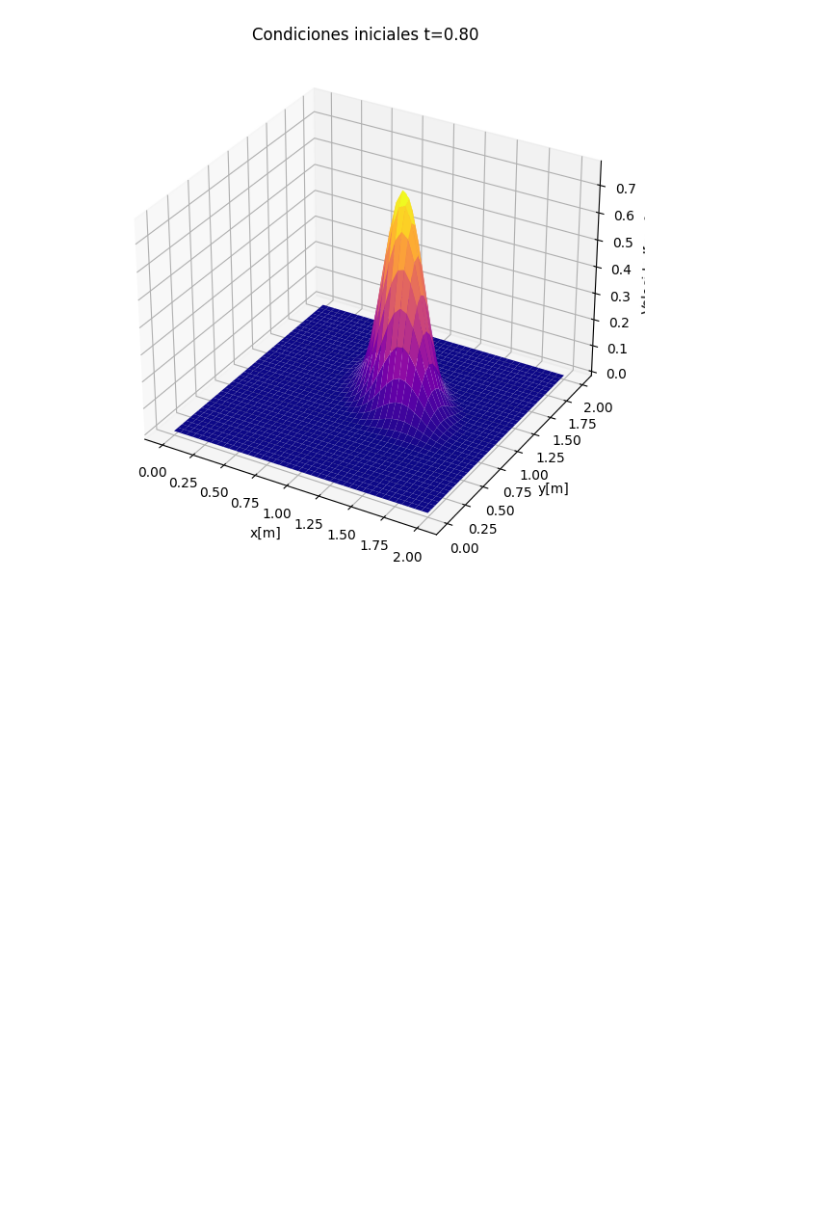
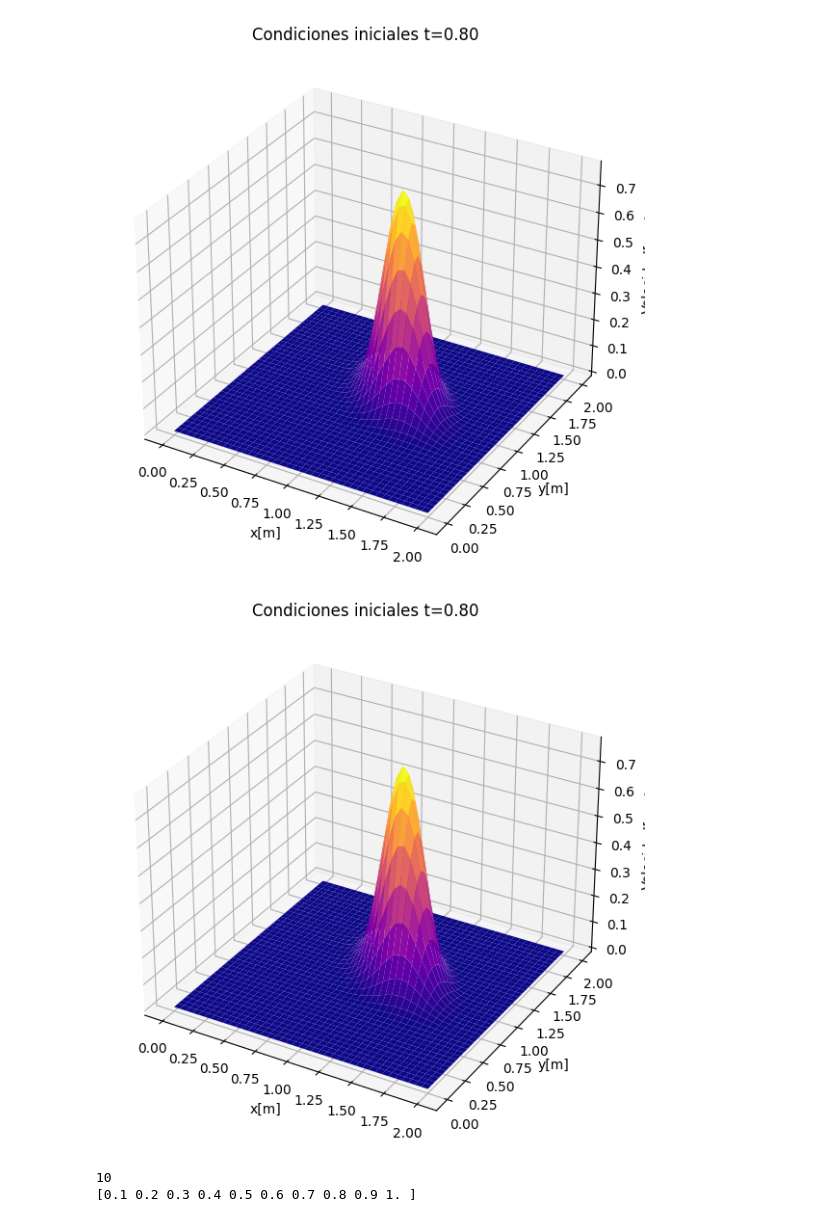
Before and after one commit to juhincapiem/CFD_codigos, a Jupyter notebook: FDM/2D_linear_convection.ipynb, the cells around one changed output. Saved outputs shown, nothing was run; the diff lists cells and outputs as text; code cells hidden in the pictures; blank space fills up the shorter version.

Commit message:
Added vectorization

```diff
--- a/FDM/2D_linear_convection.ipynb
+++ b/FDM/2D_linear_convection.ipynb
@@ -38,15 +38,15 @@ class domain:
     #El constructor se encarga de hacer el preprocesamiento
     def __init__(self, Lx, Ly, T, c, dx, dy, dt):
         self.Nx = int(Lx/dx)                   #Número de puntos desde 0 hasta Nx
-        self.x = np.linspace(0, Lx, self.Nx+1) #Creo un vector que va desde el 0 hasta Lx con Nx divisiones
+        self.x = np.linspace(0, Lx, self.Nx+1)   #Creo un vector que va desde el 0 hasta Lx con Nx+1 divisiones
         self.dx = self.x[1]-self.x[0]          #Chequeo del dx, para que coincida
 
         self.Ny = int(Ly/dy)                   #Número de puntos desde 0 hasta Ny
-        self.y = np.linspace(0, Ly, self.Ny+1) #Creo un vector que va desde el 0 hasta Ly con Ny divisiones
+        self.y = np.linspace(0, Ly, self.Ny+1)   #Creo un vector que va desde el 0 hasta Ly con Ny+1 divisiones
         self.dy = self.y[1]-self.y[0]          #Chequeo del dy, para que coincida
 
         self.Nt = int(T/dt)                   #Número de puntos desde 0 hasta Nt
-        self.t = np.linspace(0, T, self.Nt+1) #Creo un vector que va desde el 0 hasta T con Nt divisiones
+        self.t = np.linspace(0, T, self.Nt+1)   #Creo un vector que va desde el 0 hasta T con Nt+1 divisiones
         self.dt = self.t[1]-self.t[0]         #Chequeo del dt, para que coincida
 
         self.CFLx = c*self.dt/self.dx          #Calculo el número de Courant
@@ -85,17 +85,28 @@ class domain:
             self.u_2[0, :] = 0   #Para todas las columnas, fila 0
             self.u_2[-1, :] = 0  #Para todas las columnas, última fila
 
-            for j in range(1, self.row):
-                for i in range(1, self.col):
-                    self.u_2[j, i] = self.u_1[j, i] -self.CFLx*(self.u_1[j, i] - self.u_1[j, i-1])  - self.CFLy*(self.u_1[j, i] - self.u_1[j-1, i])
+            for j in range(1, self.row-1):
+                for i in range(1, self.col-1):
+                    self.u_2[j, i] = self.u_1[j, i] -self.CFLx*(self.u_1[j, i] - self.u_1[j, i-1])  -\
+                                     self.CFLy*(self.u_1[j, i] - self.u_1[j-1, i])
             #Actualizamos
             self.u_1 = self.u_2.copy()
 
     def solver_vector(self):
-        #En este método resolvemos la ecuación convectiva por medio de un loop for
+        #En este método resolvemos la ecuación convectiva por de la vectorización
         self.row, self.col = self.u_1.shape
         for n in range(1, self.Nt):
-            pass
+            #Definimos los valores de la frontera
+            self.u_2[:, 0] = 0   #Para todas las filas, columna 0
+            self.u_2[:, -1] = 0  #Para todas las filas, última columna
+            self.u_2[0, :] = 0   #Para todas las columnas, fila 0
+            self.u_2[-1, :] = 0  #Para todas las columnas, última fila
+
+            self.u_2[1:-1, 1:-1] = self.u_1[1:-1, 1:-1] -self.CFLx*(self.u_1[1:-1, 1:-1] - self.u_1[1:-1, :-2]) - \
+                                   self.CFLy*(self.u_1[1:-1, 1:-1] - self.u_1[0:-2, 1:-1])
+            #Actualizamos
+            self.u_1 = self.u_2.copy()
+
 
 
     def plotter_3D(self):
@@ -130,3 +141,15 @@ surface.solver_loop()
 surface.plotter_3D()
 # %% [output]
 [figure]
+# %%
+surface.solver_vector()
+surface.plotter_3D()
+# %% [output]
+[figure, added]
+# %%
+print(int(1/0.1))
+x = np.linspace(0.1, 1, 10)
+print(x)
+# %% [output]
+10
+[0.1 0.2 0.3 0.4 0.5 0.6 0.7 0.8 0.9 1. ]
```
Also changed, not shown: 1 other file.
